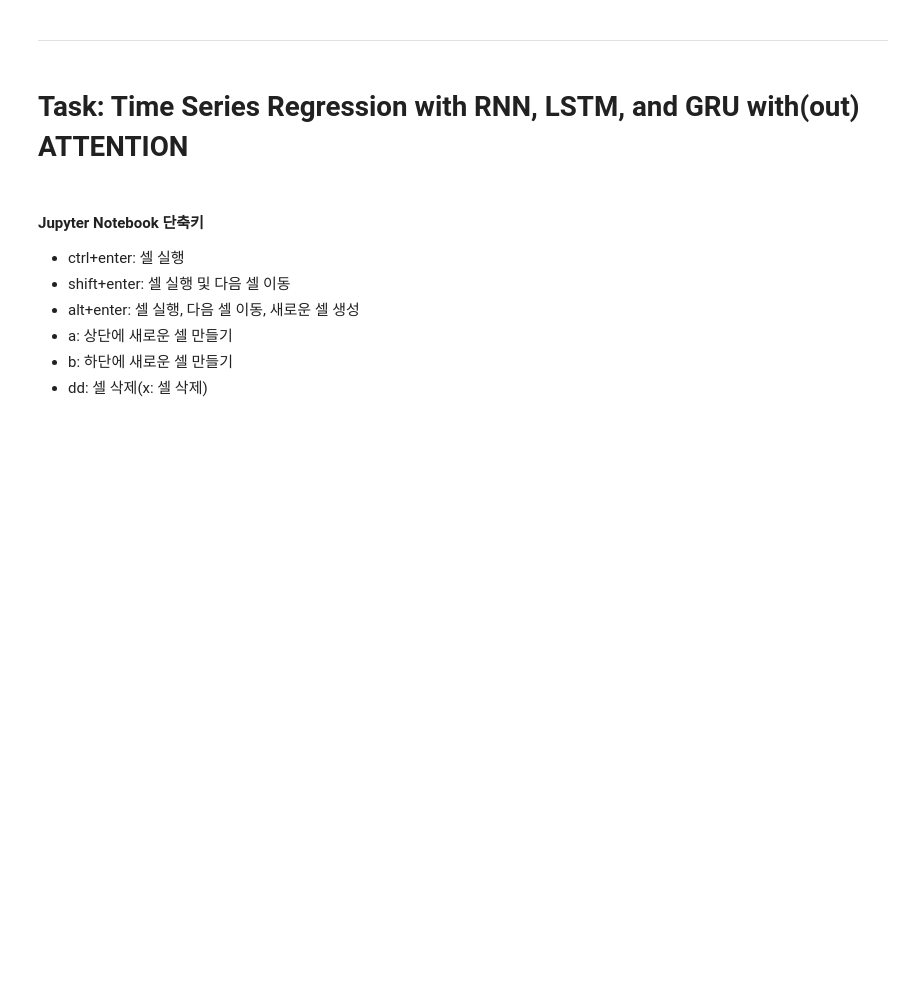
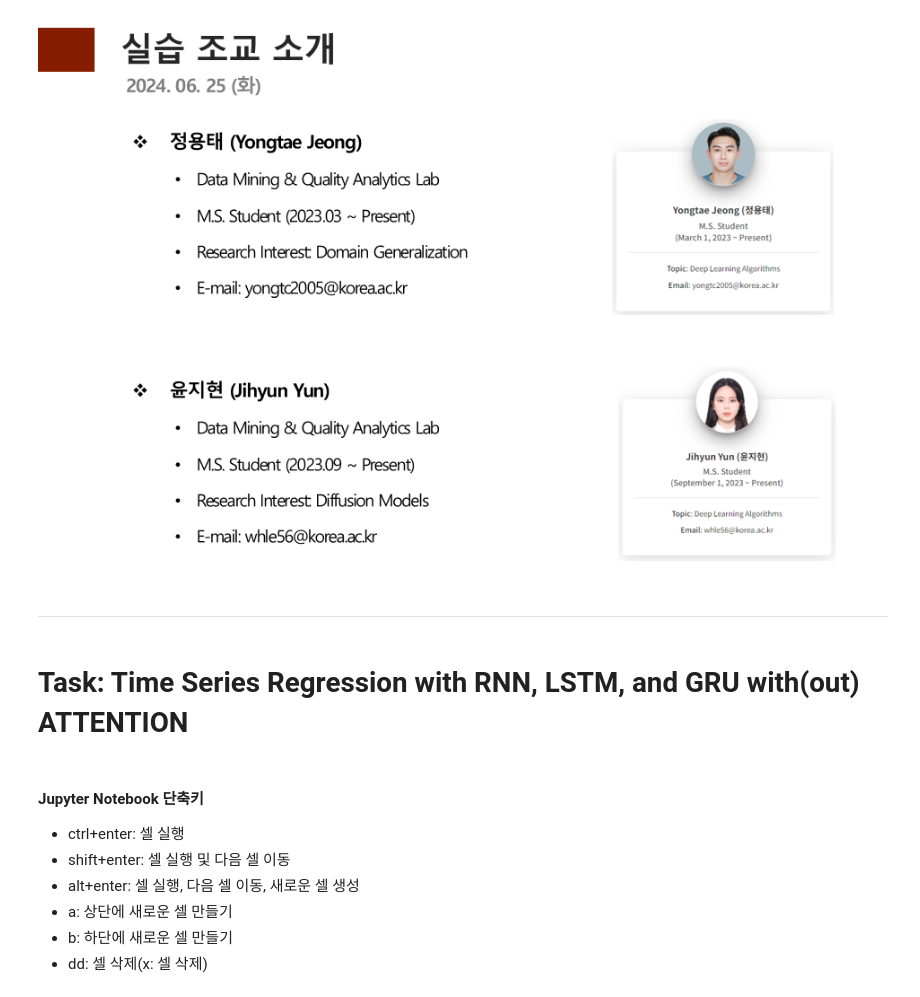
Before and after one commit to Im-JihyunKim/2024_LG_ES_RNN, a Jupyter notebook: 2-Regression.ipynb, the cells around one changed output. Cells and saved outputs as stored; diff of their text form; code cells hidden in the pictures; blank space fills up the shorter version.

```diff
--- a/2-Regression.ipynb
+++ b/2-Regression.ipynb
@@ -10,3 +14,7 @@ from IPython.display import Image
+# %%
+Image('./images/img2.PNG')
+# %% [output]
+[figure, added]
 # %% [markdown]
 -------------
 # %% [markdown]
```
Also changed, not shown: parts of 1 cell of this notebook, 4 other files.
